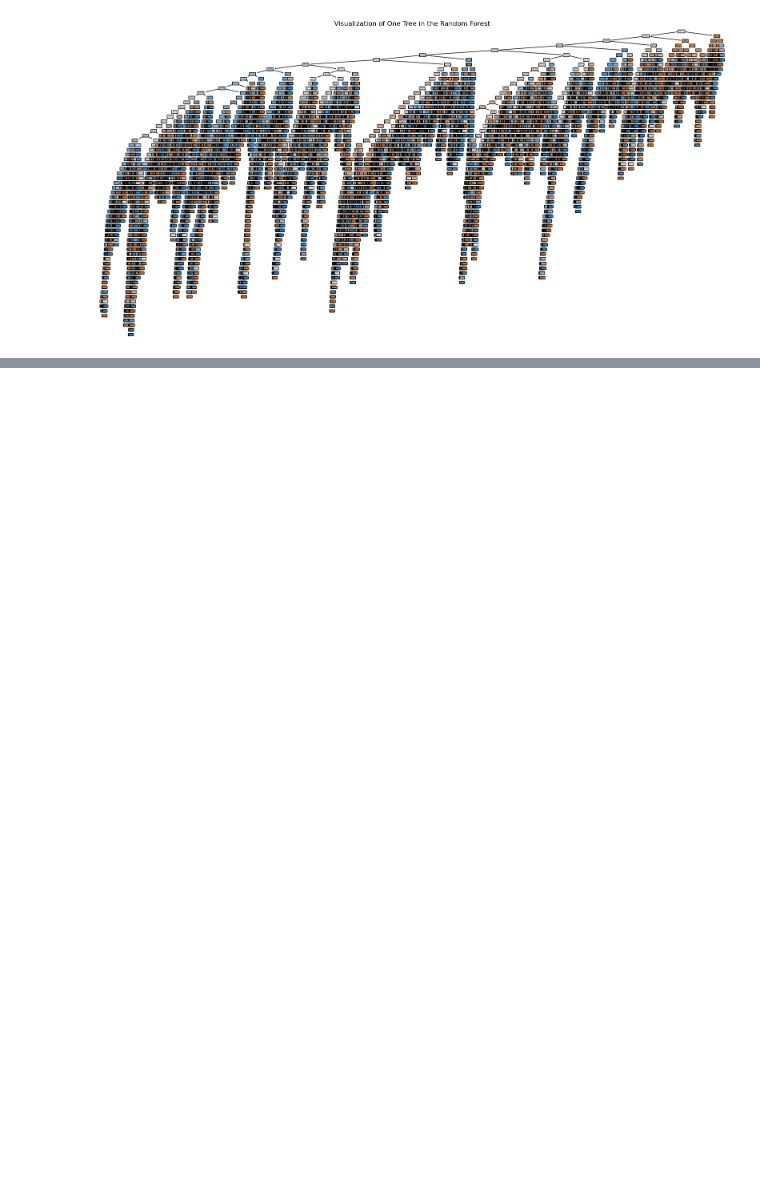
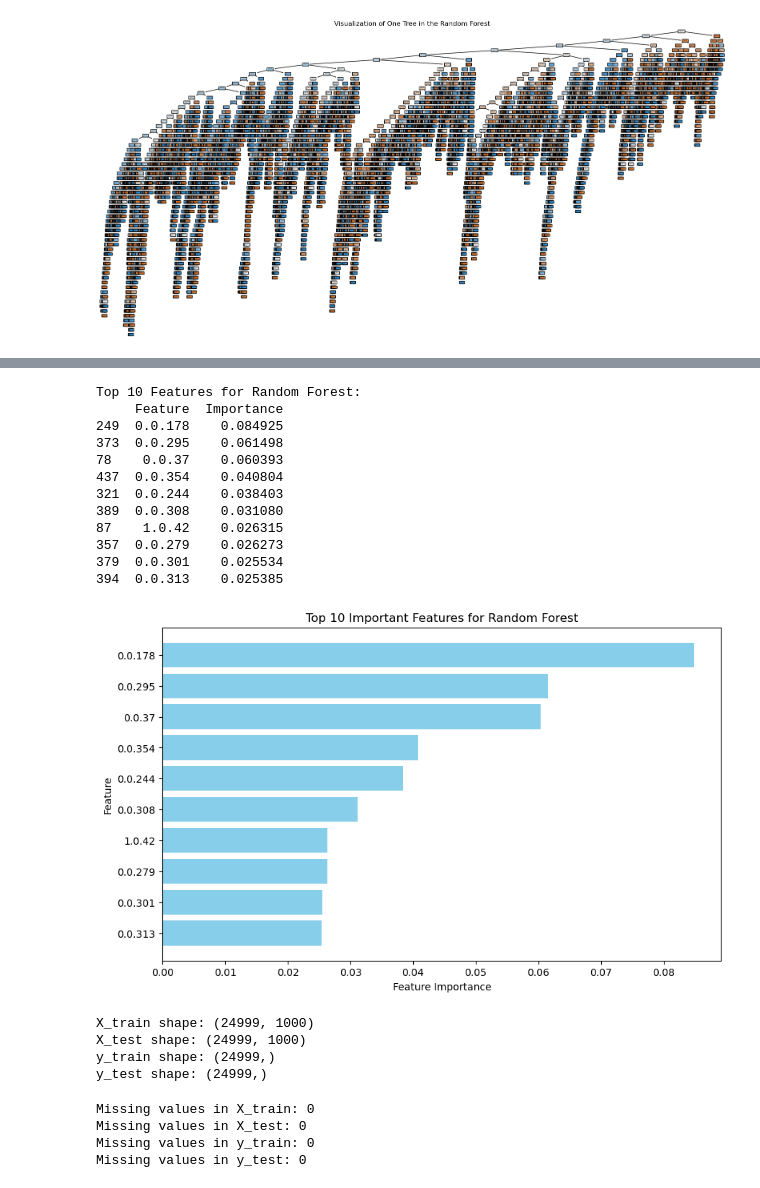
Before and after one commit to mencinas93/IMBM_Machine_Learning, a Jupyter notebook: Homework_3_Code.ipynb, the cells around one changed output, grey strips where cells are left out. Drawn from its saved outputs; the diff is of its cells as text; code cells hidden in the pictures; blank space fills up the shorter version.

```diff
--- a/Homework_3_Code.ipynb
+++ b/Homework_3_Code.ipynb
@@ -775,0 +1240,66 @@ Gradient Boosted Regression Trees
+# %%
+from sklearn.ensemble import RandomForestClassifier
+import pandas as pd
+import matplotlib.pyplot as plt
+
+# Assuming X_train and y_train are already defined
+
+# Train the Random Forest model
+rf = RandomForestClassifier(n_estimators=100, max_depth=5, random_state=42)
+rf.fit(X_train, y_train)
+
+# Extract feature importances
+feature_importances = pd.DataFrame({
+    'Feature': X_train.columns,
+    'Importance': rf.feature_importances_
+})
+
+# Sort the features by importance
+top_features = feature_importances.sort_values(by='Importance', ascending=False).head(10)
+
+# Print top 10 features
+print("Top 10 Features for Random Forest:")
+print(top_features)
+
+# Plot the top 10 features
+plt.figure(figsize=(10, 6))
+plt.barh(top_features['Feature'], top_features['Importance'], color='skyblue')
+plt.xlabel('Feature Importance')
+plt.ylabel('Feature')
+plt.title('Top 10 Important Features for Random Forest')
+plt.gca().invert_yaxis()
+plt.show()
+# %% [output]
+Top 10 Features for Random Forest:
+     Feature  Importance
+249  0.0.178    0.084925
+373  0.0.295    0.061498
+78    0.0.37    0.060393
+437  0.0.354    0.040804
+321  0.0.244    0.038403
+389  0.0.308    0.031080
+87    1.0.42    0.026315
+357  0.0.279    0.026273
+379  0.0.301    0.025534
+394  0.0.313    0.025385
+[figure, added]
+# %%
+print("X_train shape:", X_train.shape)
+print("X_test shape:", X_test.shape)
+print("y_train shape:", y_train.shape)
+print("y_test shape:", y_test.shape)
+# %% [output]
+X_train shape: (24999, 1000)
+X_test shape: (24999, 1000)
+y_train shape: (24999,)
+y_test shape: (24999,)
+# %%
+print("Missing values in X_train:", X_train.isnull().sum().sum())
+print("Missing values in X_test:", X_test.isnull().sum().sum())
+print("Missing values in y_train:", pd.isnull(y_train).sum())
+print("Missing values in y_test:", pd.isnull(y_test).sum())
+# %% [output]
+Missing values in X_train: 0
+Missing values in X_test: 0
+Missing values in y_train: 0
+Missing values in y_test: 0
```
Also changed, not shown: parts of 20 cells of this notebook.
